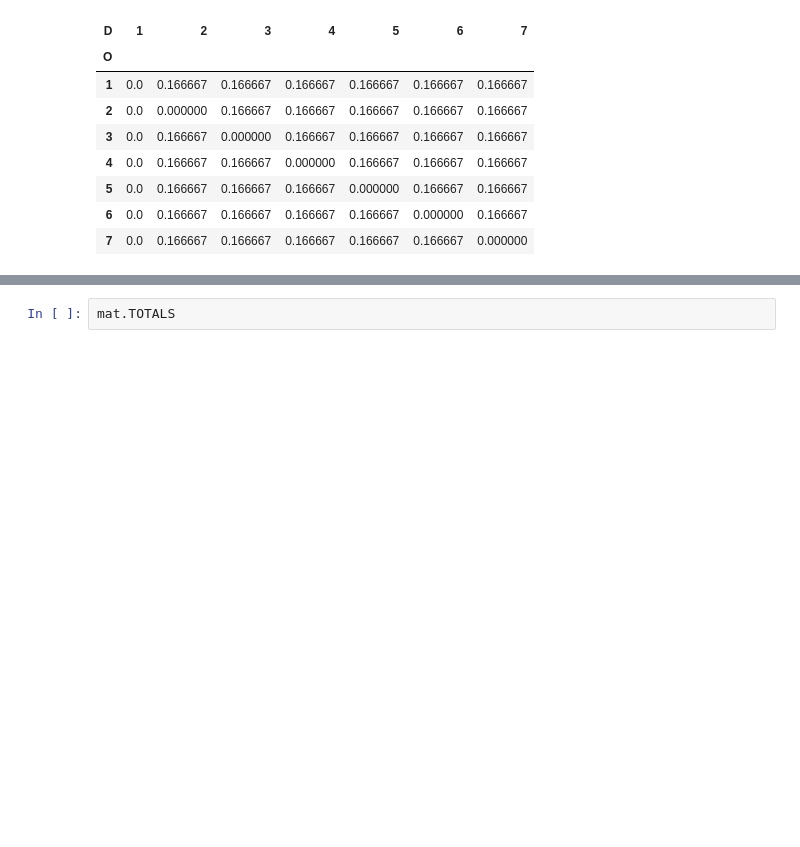
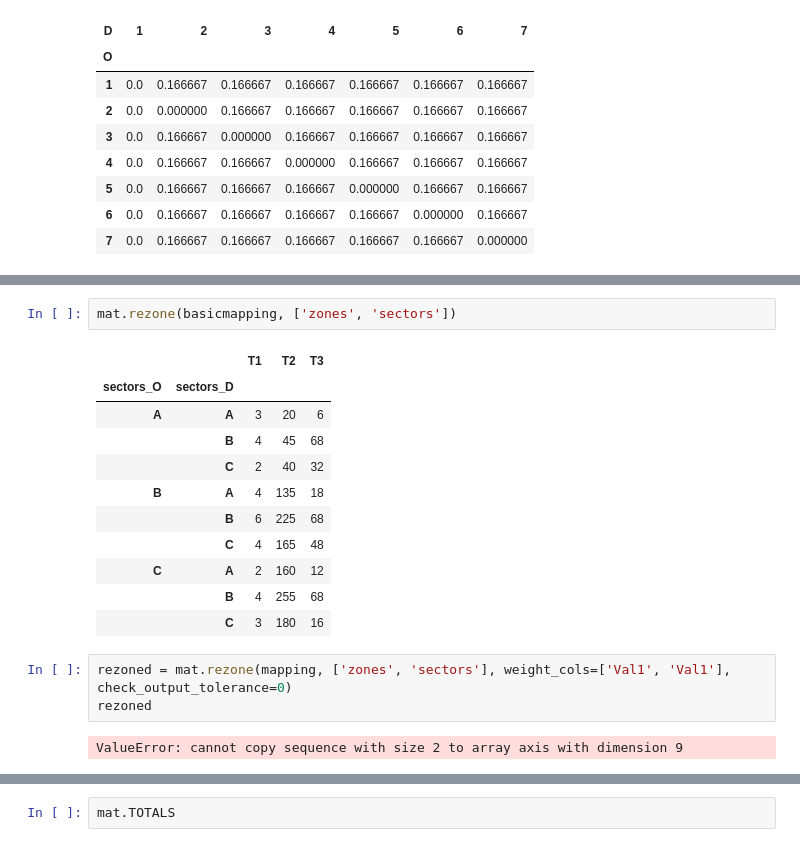
Before and after one commit to jabellcu/TPlanning_matrices, a Jupyter notebook: Matrix.ipynb, the cells around one changed output, grey strips where cells are left out. Cells and saved outputs as stored; diff of their text form; blank space fills up the shorter version.

```diff
--- a/Matrix.ipynb
+++ b/Matrix.ipynb
@@ -224,0 +278,19 @@ mat.rezone(mapping, ['zones', 'sectors'])
+# %%
+mat.rezone(basicmapping, ['zones', 'sectors'])
+# %% [output]
+|  |  | T1 | T2 | T3 |
+| sectors_O | sectors_D |  |  |  |
+| A | A | 3 | 20 | 6 |
+|  | B | 4 | 45 | 68 |
+|  | C | 2 | 40 | 32 |
+| B | A | 4 | 135 | 18 |
+|  | B | 6 | 225 | 68 |
+|  | C | 4 | 165 | 48 |
+| C | A | 2 | 160 | 12 |
+|  | B | 4 | 255 | 68 |
+|  | C | 3 | 180 | 16 |
+# %%
+rezoned = mat.rezone(mapping, ['zones', 'sectors'], weight_cols=['Val1', 'Val1'], check_output_tolerance=0)
+rezoned
+# %% [output]
+ValueError: cannot copy sequence with size 2 to array axis with dimension 9
```
Also changed, not shown: parts of 6 cells of this notebook.
